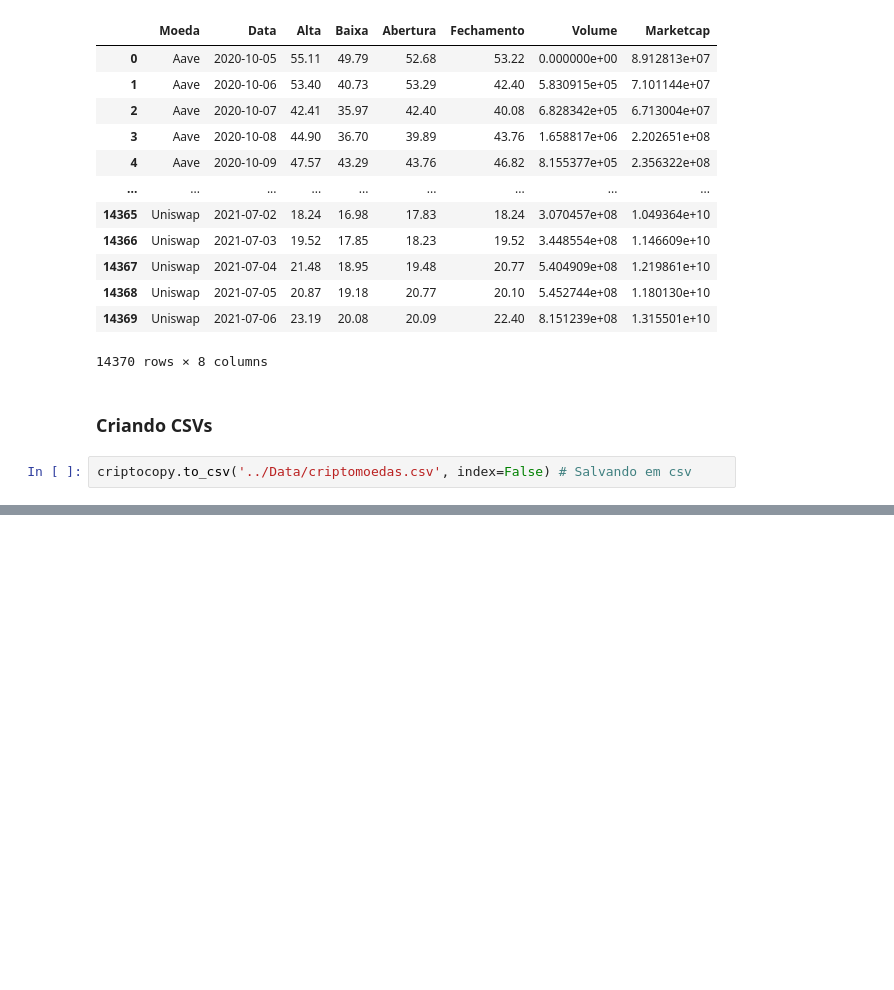
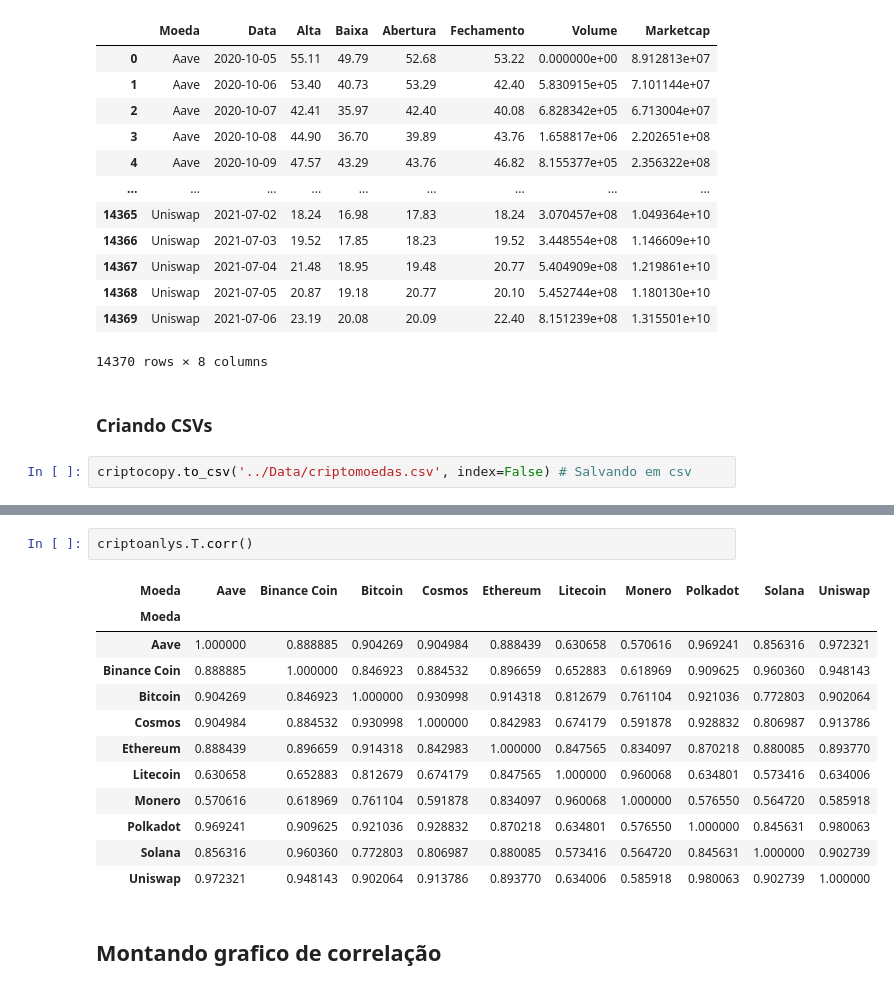
Before and after one commit to NewKanvas/M5-Projeto-5, a Jupyter notebook: Code/crypto_anlys.ipynb, the cells around one changed output, grey strips where cells are left out. Drawn from its saved outputs; the diff is of its cells as text; blank space fills up the shorter version.

```diff
--- a/Code/crypto_anlys.ipynb
+++ b/Code/crypto_anlys.ipynb
@@ -277,0 +300,17 @@ criptocopy.to_csv('../Data/criptomoedas.csv', index=False) # Salvando em csv
+# %%
+criptoanlys.T.corr()
+# %% [output]
+| Moeda | Aave | Binance Coin | Bitcoin | Cosmos | Ethereum | Litecoin | Monero | Polkadot | Solana | Uniswap |
+| Moeda |  |  |  |  |  |  |  |  |  |  |
+| Aave | 1.000000 | 0.888885 | 0.904269 | 0.904984 | 0.888439 | 0.630658 | 0.570616 | 0.969241 | 0.856316 | 0.972321 |
+| Binance Coin | 0.888885 | 1.000000 | 0.846923 | 0.884532 | 0.896659 | 0.652883 | 0.618969 | 0.909625 | 0.960360 | 0.948143 |
+| Bitcoin | 0.904269 | 0.846923 | 1.000000 | 0.930998 | 0.914318 | 0.812679 | 0.761104 | 0.921036 | 0.772803 | 0.902064 |
+| Cosmos | 0.904984 | 0.884532 | 0.930998 | 1.000000 | 0.842983 | 0.674179 | 0.591878 | 0.928832 | 0.806987 | 0.913786 |
+| Ethereum | 0.888439 | 0.896659 | 0.914318 | 0.842983 | 1.000000 | 0.847565 | 0.834097 | 0.870218 | 0.880085 | 0.893770 |
+| Litecoin | 0.630658 | 0.652883 | 0.812679 | 0.674179 | 0.847565 | 1.000000 | 0.960068 | 0.634801 | 0.573416 | 0.634006 |
+| Monero | 0.570616 | 0.618969 | 0.761104 | 0.591878 | 0.834097 | 0.960068 | 1.000000 | 0.576550 | 0.564720 | 0.585918 |
+| Polkadot | 0.969241 | 0.909625 | 0.921036 | 0.928832 | 0.870218 | 0.634801 | 0.576550 | 1.000000 | 0.845631 | 0.980063 |
+| Solana | 0.856316 | 0.960360 | 0.772803 | 0.806987 | 0.880085 | 0.573416 | 0.564720 | 0.845631 | 1.000000 | 0.902739 |
+| Uniswap | 0.972321 | 0.948143 | 0.902064 | 0.913786 | 0.893770 | 0.634006 | 0.585918 | 0.980063 | 0.902739 | 1.000000 |
+# %% [markdown]
+## Montando grafico de correlação
```
Also changed, not shown: parts of 3 cells of this notebook.
